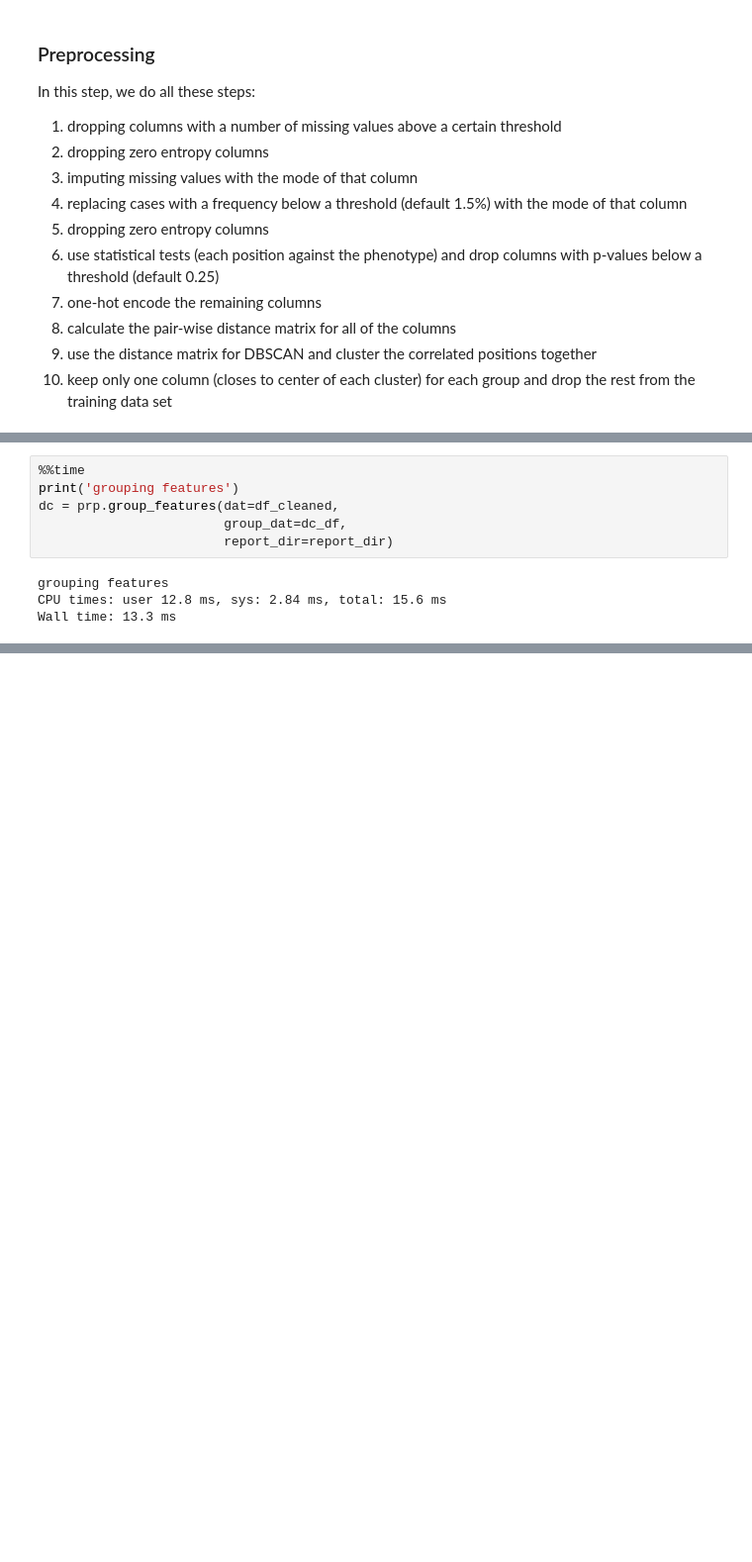
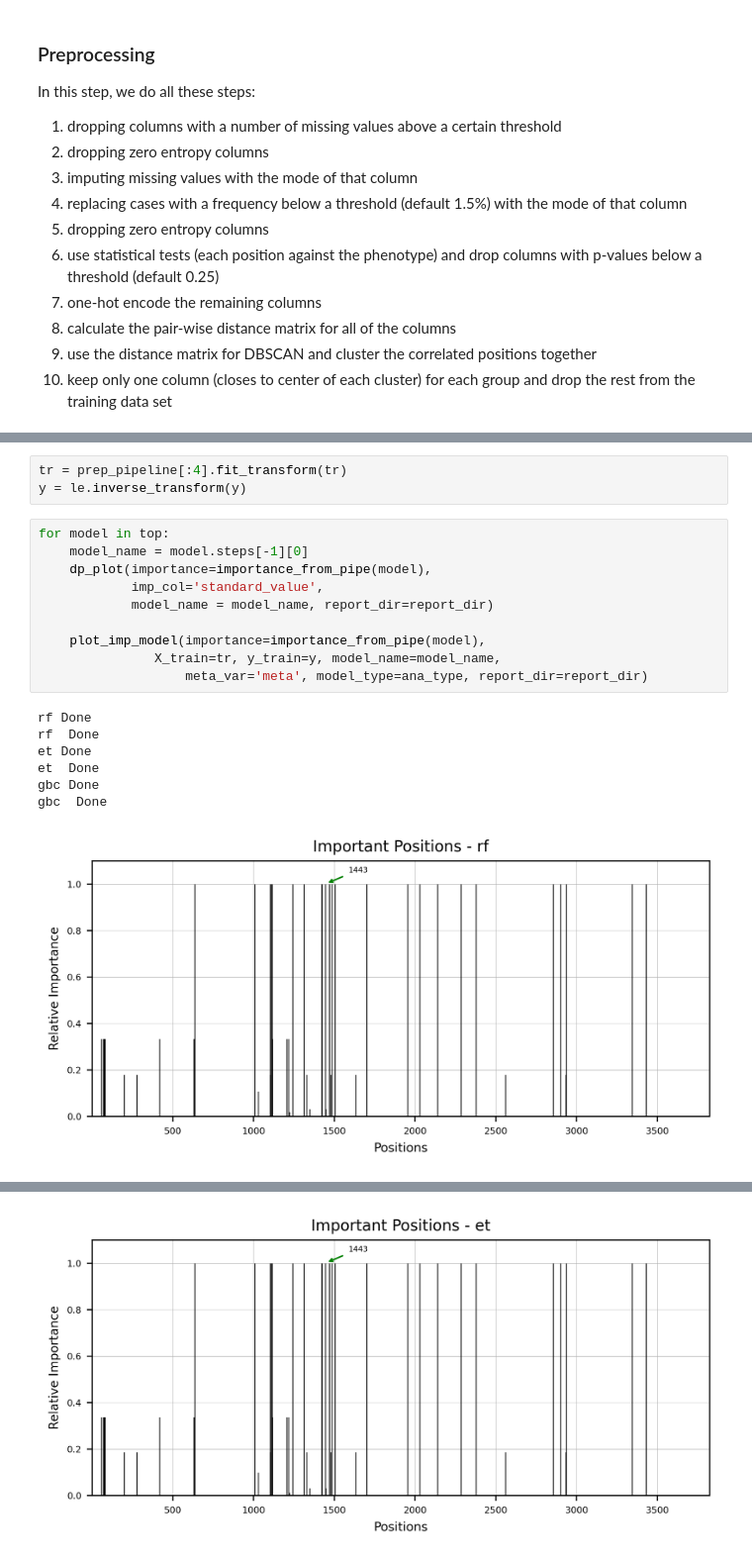
Before and after one commit to omicsEye/deepbreaks, a Jupyter notebook: examples/discrete_phenotype_SARS_Cov2_variants.ipynb, the cells around one changed output, grey strips where cells are left out. Shown at 99% size. Cells and saved outputs as stored; diff of their text form; blank space fills up the shorter version.

```diff
--- a/examples/discrete_phenotype_SARS_Cov2_variants.ipynb
+++ b/examples/discrete_phenotype_SARS_Cov2_variants.ipynb
@@ -194,10 +239,21 @@ group2_representativ:[member1, member2,...],...
+# %%
+tr = prep_pipeline[:4].fit_transform(tr)
+y = le.inverse_transform(y)
 # %%
-%%time
-print('grouping features')
-dc = prp.group_features(dat=df_cleaned,
-                        group_dat=dc_df,
-                        report_dir=report_dir)
+for model in top:
+    model_name = model.steps[-1][0]
+    dp_plot(importance=importance_from_pipe(model),
+            imp_col='standard_value',
+            model_name = model_name, report_dir=report_dir)
+
+    plot_imp_model(importance=importance_from_pipe(model),
+               X_train=tr, y_train=y, model_name=model_name,
+                   meta_var='meta', model_type=ana_type, report_dir=report_dir)
 # %% [output]
-grouping features
-CPU times: user 12.8 ms, sys: 2.84 ms, total: 15.6 ms
-Wall time: 13.3 ms
+rf Done
+rf  Done
+et Done
+et  Done
+gbc Done
+gbc  Done
+[figure, added]
@@ -203,0 +261 @@ Wall time: 13.3 ms
+[figure, added]
```
Also changed, not shown: parts of 44 cells of this notebook, 9 other files.
